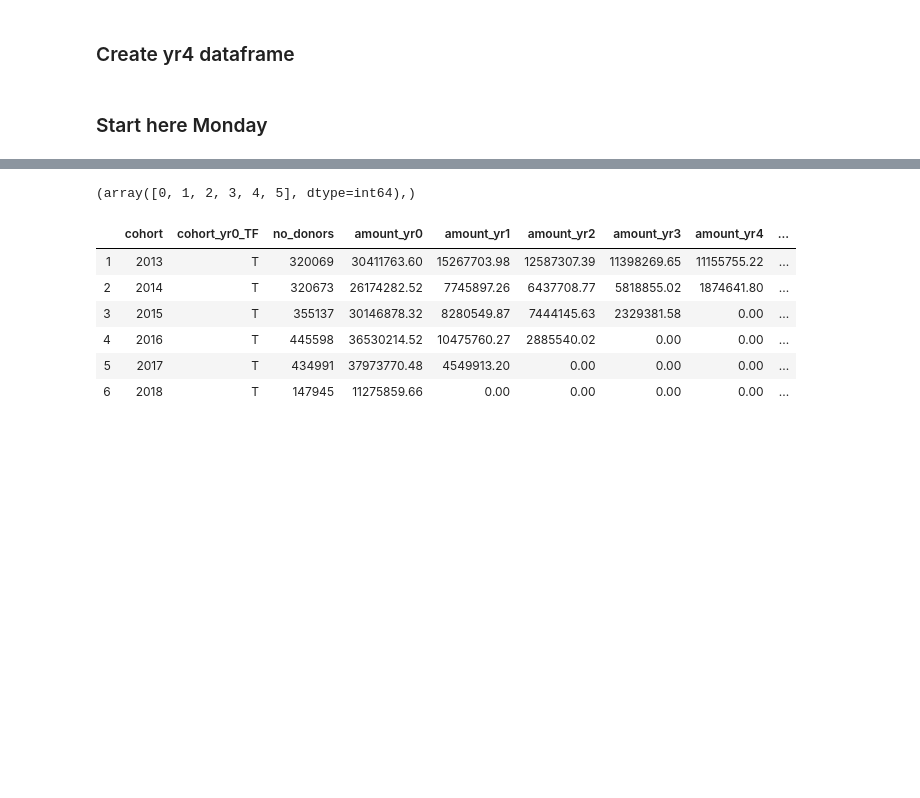
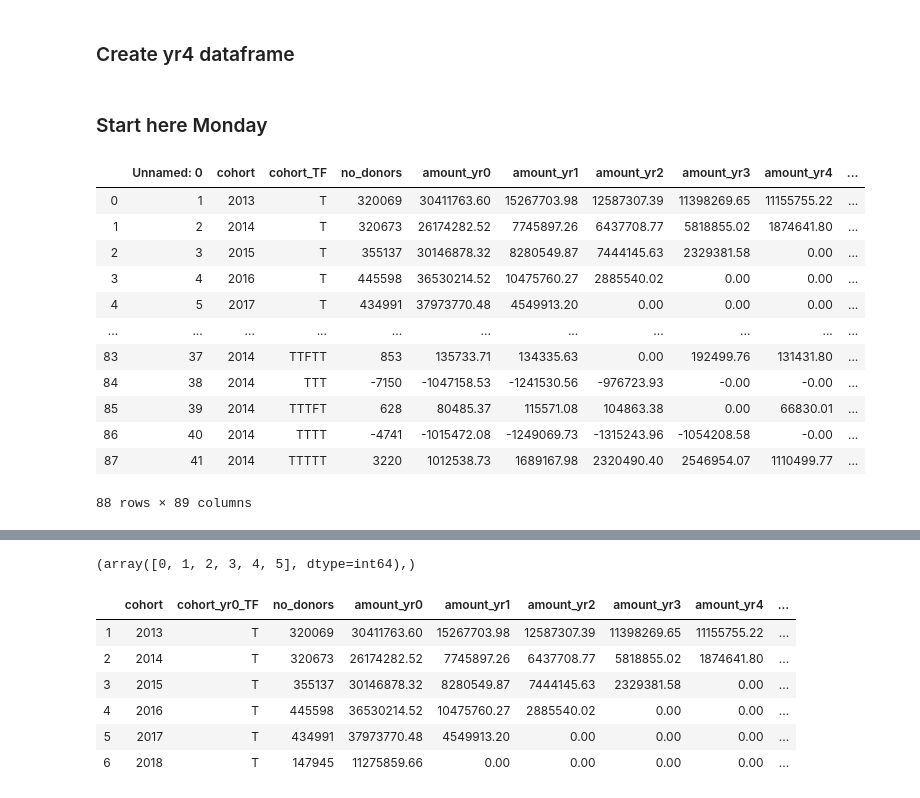
Before and after one commit to erinmarieanderson/donations, a Jupyter notebook: notebooks/11_-Copy1.ipynb, the cells around one changed output, grey strips where cells are left out. Drawn from its saved outputs; the diff is of its cells as text; code cells hidden in the pictures; blank space fills up the shorter version.

```diff
--- a/notebooks/11_-Copy1.ipynb
+++ b/notebooks/11_-Copy1.ipynb
@@ -647 +652,17 @@ df5.to_csv("df5.csv")
+# %%
+df5
+# %% [output]
+|  | Unnamed: 0 | cohort | cohort_TF | no_donors | amount_yr0 | amount_yr1 | amount_yr2 | amount_yr3 | amount_yr4 | ... |
+| 0 | 1 | 2013 | T | 320069 | 30411763.60 | 15267703.98 | 12587307.39 | 11398269.65 | 11155755.22 | ... |
+| 1 | 2 | 2014 | T | 320673 | 26174282.52 | 7745897.26 | 6437708.77 | 5818855.02 | 1874641.80 | ... |
+| 2 | 3 | 2015 | T | 355137 | 30146878.32 | 8280549.87 | 7444145.63 | 2329381.58 | 0.00 | ... |
+| 3 | 4 | 2016 | T | 445598 | 36530214.52 | 10475760.27 | 2885540.02 | 0.00 | 0.00 | ... |
+| 4 | 5 | 2017 | T | 434991 | 37973770.48 | 4549913.20 | 0.00 | 0.00 | 0.00 | ... |
+| ... | ... | ... | ... | ... | ... | ... | ... | ... | ... | ... |
+| 83 | 37 | 2014 | TTFTT | 853 | 135733.71 | 134335.63 | 0.00 | 192499.76 | 131431.80 | ... |
+| 84 | 38 | 2014 | TTT | -7150 | -1047158.53 | -1241530.56 | -976723.93 | -0.00 | -0.00 | ... |
+| 85 | 39 | 2014 | TTTFT | 628 | 80485.37 | 115571.08 | 104863.38 | 0.00 | 66830.01 | ... |
+| 86 | 40 | 2014 | TTTT | -4741 | -1015472.08 | -1249069.73 | -1315243.96 | -1054208.58 | -0.00 | ... |
+| 87 | 41 | 2014 | TTTTT | 3220 | 1012538.73 | 1689167.98 | 2320490.40 | 2546954.07 | 1110499.77 | ... |
+88 rows × 89 columns
 # %%
```
Also changed, not shown: parts of 22 cells of this notebook, 2 other files.
